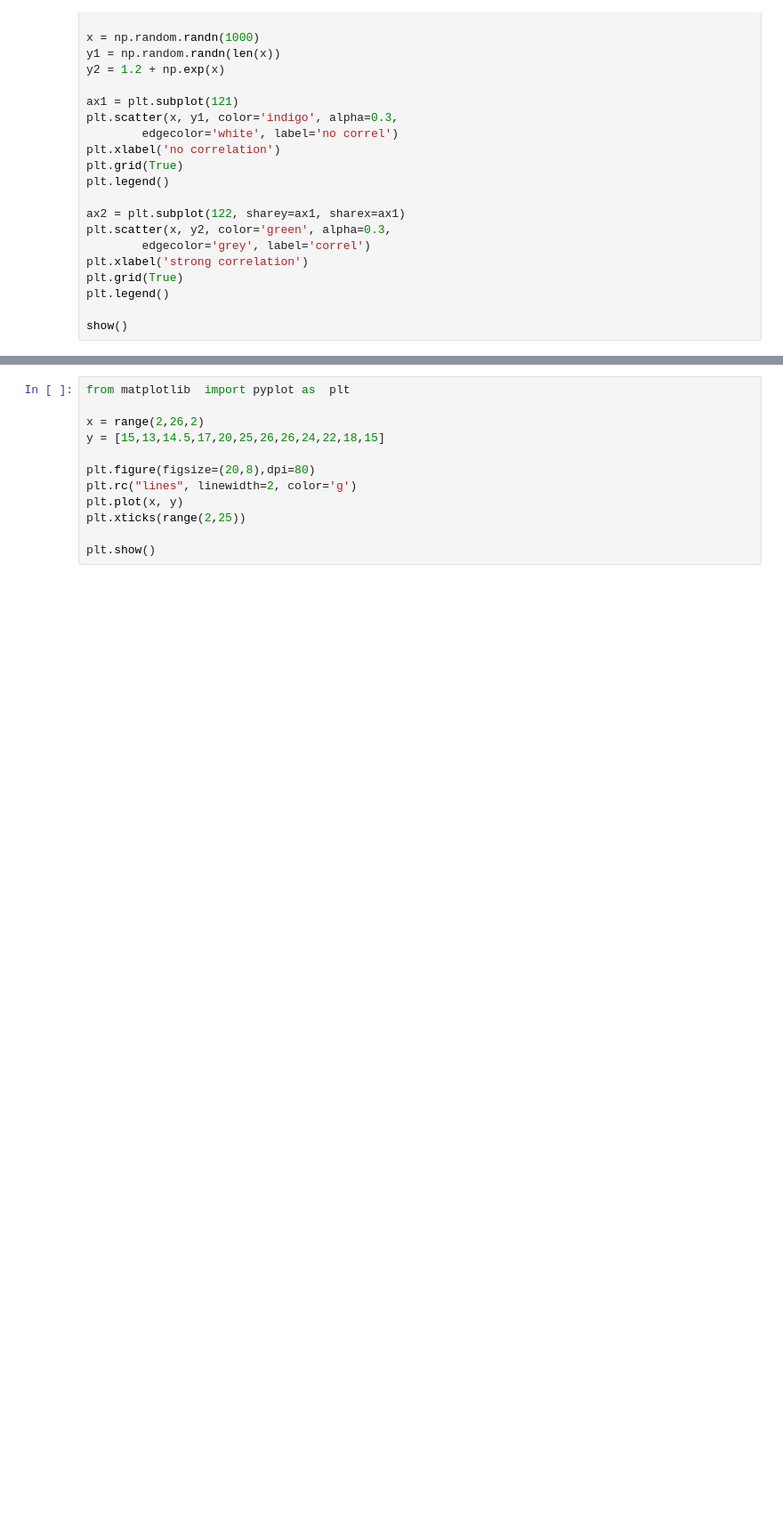
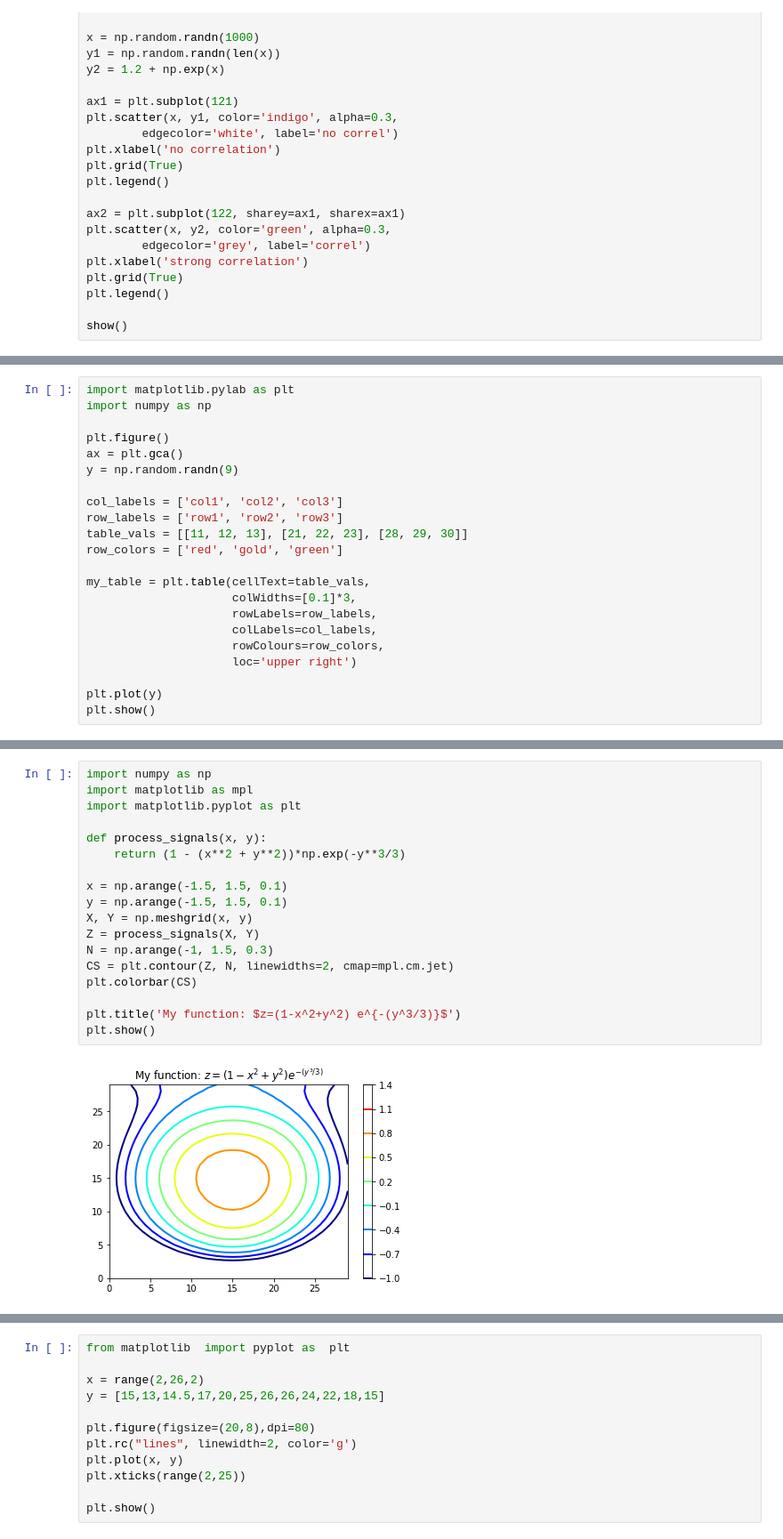
Before and after one commit to WangPengZhan/learning_python, a Jupyter notebook: visualization/visualization.ipynb, the cells around one changed output, grey strips where cells are left out. Shown at 89% size. Cells and saved outputs as stored; diff of their text form; blank space fills up the shorter version.

```diff
--- a/visualization/visualization.ipynb
+++ b/visualization/visualization.ipynb
@@ -789,0 +855,22 @@ show()
+# %%
+import matplotlib.pylab as plt
+import numpy as np
+
+plt.figure()
+ax = plt.gca()
+y = np.random.randn(9)
+
+col_labels = ['col1', 'col2', 'col3']
+row_labels = ['row1', 'row2', 'row3']
+table_vals = [[11, 12, 13], [21, 22, 23], [28, 29, 30]]
+row_colors = ['red', 'gold', 'green']
+
+my_table = plt.table(cellText=table_vals,
+                     colWidths=[0.1]*3,
+                     rowLabels=row_labels,
+                     colLabels=col_labels,
+                     rowColours=row_colors,
+                     loc='upper right')
+
+plt.plot(y)
+plt.show()
@@ -789,0 +959,20 @@ show()
+# %%
+import numpy as np
+import matplotlib as mpl
+import matplotlib.pyplot as plt
+
+def process_signals(x, y):
+    return (1 - (x**2 + y**2))*np.exp(-y**3/3)
+
+x = np.arange(-1.5, 1.5, 0.1)
+y = np.arange(-1.5, 1.5, 0.1)
+X, Y = np.meshgrid(x, y)
+Z = process_signals(X, Y)
+N = np.arange(-1, 1.5, 0.3)
+CS = plt.contour(Z, N, linewidths=2, cmap=mpl.cm.jet)
+plt.colorbar(CS)
+
+plt.title('My function: $z=(1-x^2+y^2) e^{-(y^3/3)}$')
+plt.show()
+# %% [output]
+[figure, added]
```
Also changed, not shown: parts of 13 cells of this notebook.
